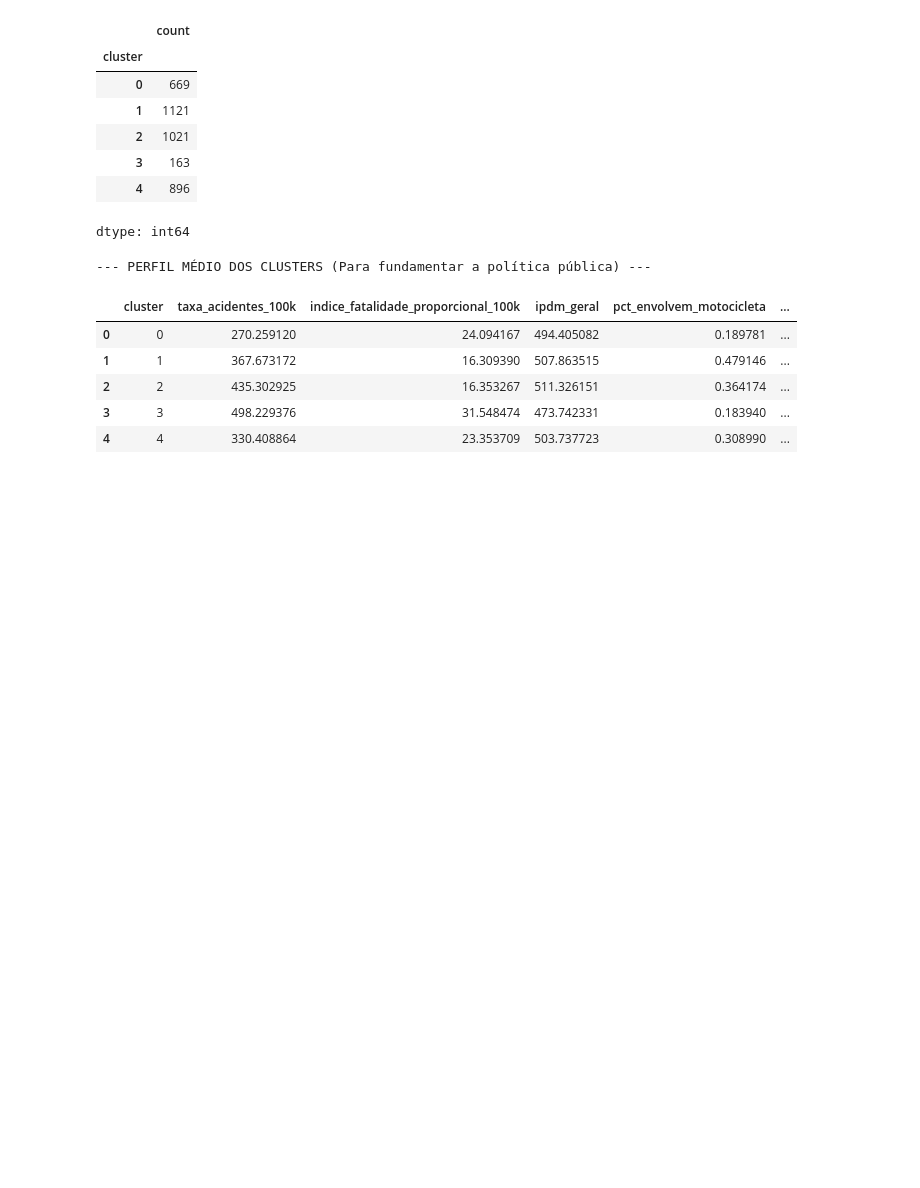
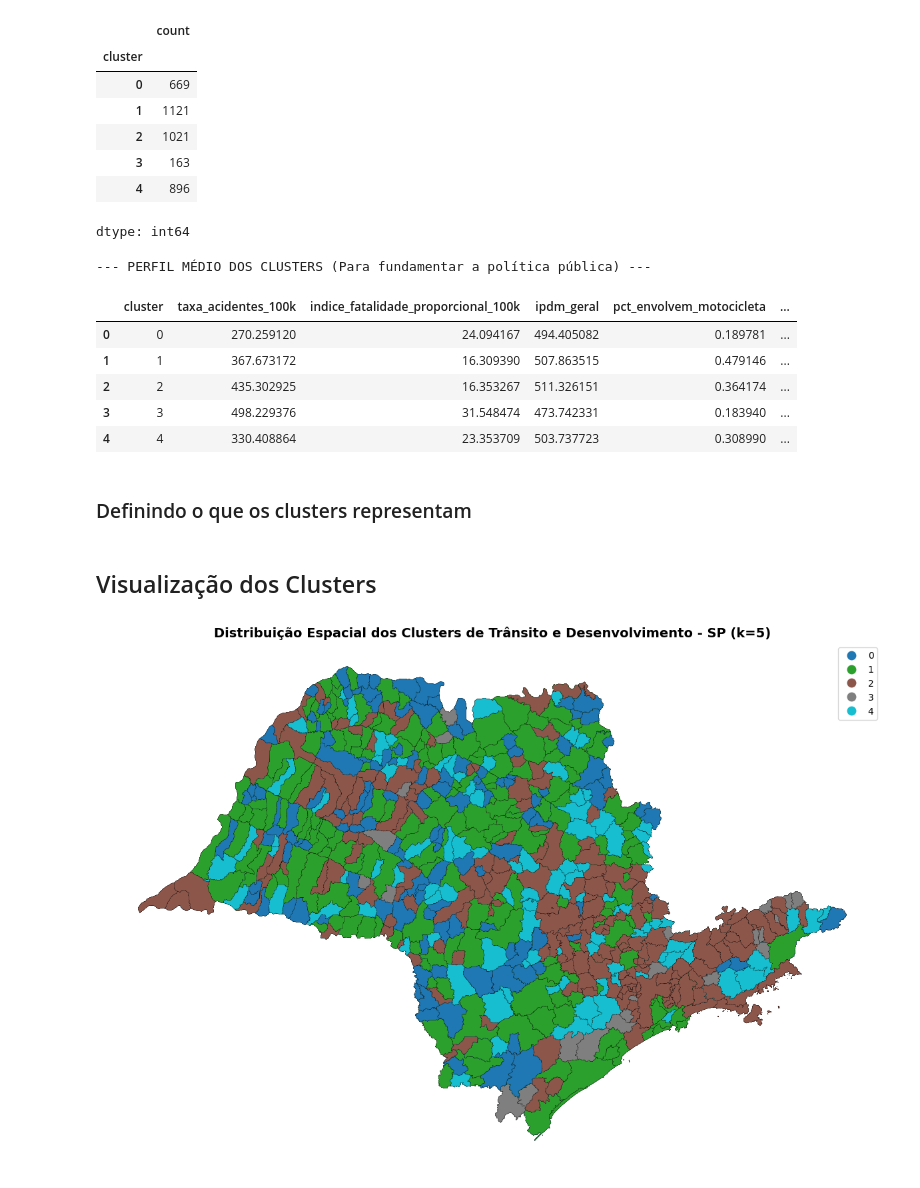
Before and after one commit to murillonardi/mack_hands_on_seguranca_viaria, a Jupyter notebook: machine learning/modelo_cluster.ipynb, the cells around one changed output. Saved outputs shown, nothing was run; the diff lists cells and outputs as text; code cells hidden in the pictures; blank space fills up the shorter version.

Commit message:
Upload modelo_cluster

```diff
--- a/machine learning/modelo_cluster.ipynb
+++ b/machine learning/modelo_cluster.ipynb
@@ -512,3 +515,5 @@ dtype: int64
 | 2 | 2 | 435.302925 | 16.353267 | 511.326151 | 0.364174 | ... |
 | 3 | 3 | 498.229376 | 31.548474 | 473.742331 | 0.183940 | ... |
 | 4 | 4 | 330.408864 | 23.353709 | 503.737723 | 0.308990 | ... |
+# %% [markdown]
+### Definindo o que os clusters representam
@@ -514,0 +533,36 @@ dtype: int64
+# %% [markdown]
+## Visualização dos Clusters
+# %%
+
+# Recupera arquivo da malha de SP
+nome_do_arquivo = 'malha_sp.json'
+malha_sp = gpd.read_file(nome_do_arquivo)
+# %%
+if 'id' in malha_sp.columns:
+    malha_sp['cod_ibge_geo'] = malha_sp['id'].astype(int)
+else:
+    malha_sp['cod_ibge_geo'] = malha_sp['id_municipio'].astype(int)
+
+df['cod_ibge_int'] = df['cod_ibge'].astype(int)
+df_mapa = malha_sp.merge(df, left_on='cod_ibge_geo', right_on='cod_ibge_int')
+
+# Garante que o cluster é tratado como categoria (string ou int categórico) para coloração distinta
+df_mapa['cluster_cat'] = df_mapa['cluster'].astype(str)
+
+fig, ax = plt.subplots(1, 1, figsize=(12, 10))
+
+df_mapa.plot(
+    column='cluster_cat',
+    ax=ax,
+    legend=True,
+    cmap='tab10',           # Paleta com cores altamente contrastantes
+    edgecolor='black',
+    linewidth=0.15
+)
+
+plt.title('Distribuição Espacial dos Clusters de Trânsito e Desenvolvimento - SP (k=5)', fontsize=14, fontweight='bold')
+plt.axis('off')
+plt.tight_layout()
+plt.show()
+# %% [output]
+[figure, added]
```
Also changed, not shown: parts of 3 cells of this notebook.
